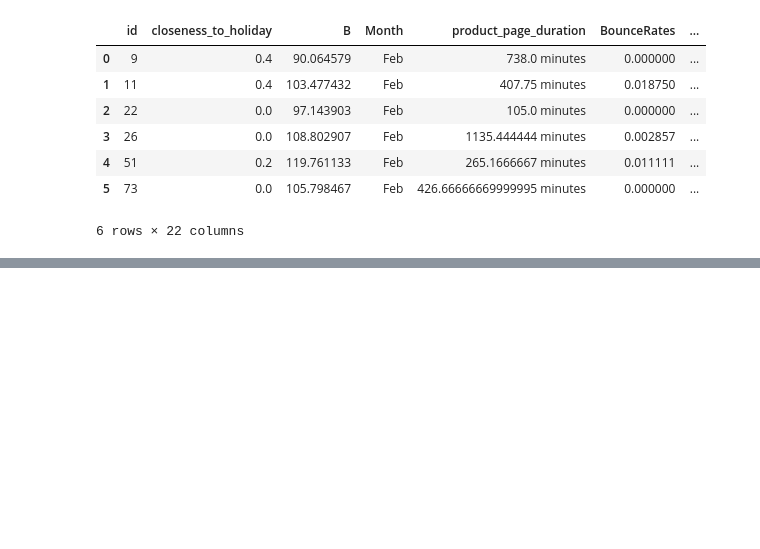
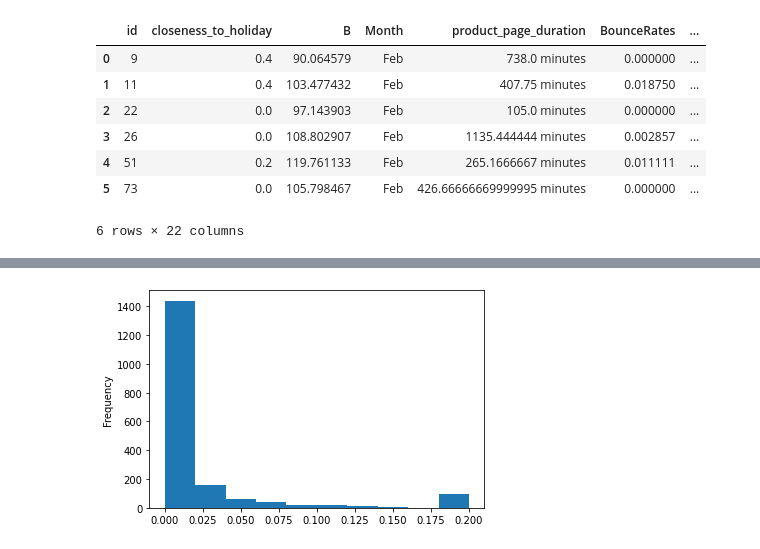
Before and after one commit to daniellepidt/ecommerce-machine-learning, a Jupyter notebook: exploration/explore.ipynb, the cells around one changed output, grey strips where cells are left out. Cells and saved outputs as stored; diff of their text form; code cells hidden in the pictures; blank space fills up the shorter version.

```diff
--- a/exploration/explore.ipynb
+++ b/exploration/explore.ipynb
@@ -30,0 +47,5 @@ test_df.describe()
+# %%
+test_df['BounceRates'].plot.hist()
+plt.show()
+# %% [output]
+[figure, added]
```
Also changed, not shown: parts of 8 cells of this notebook.
